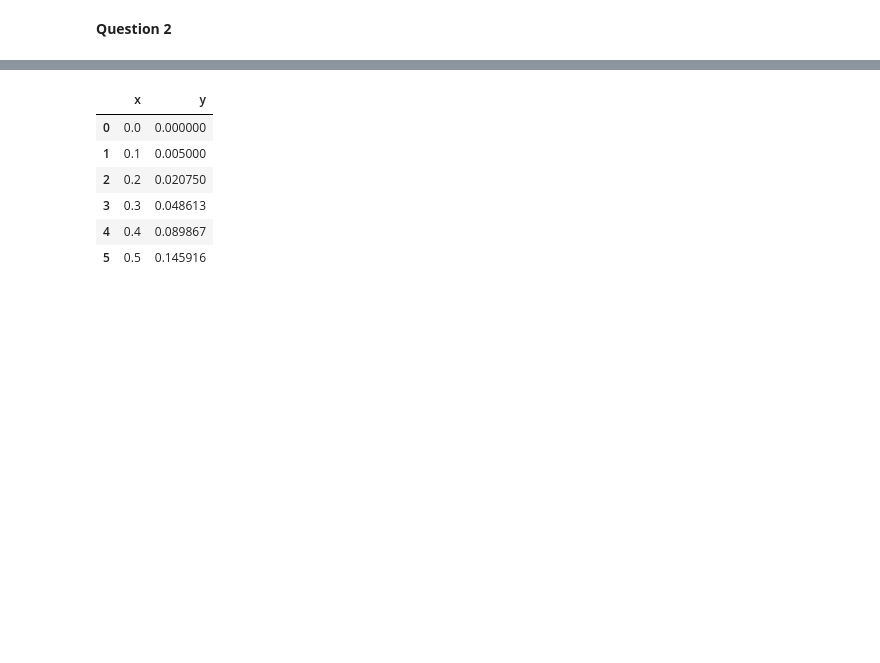
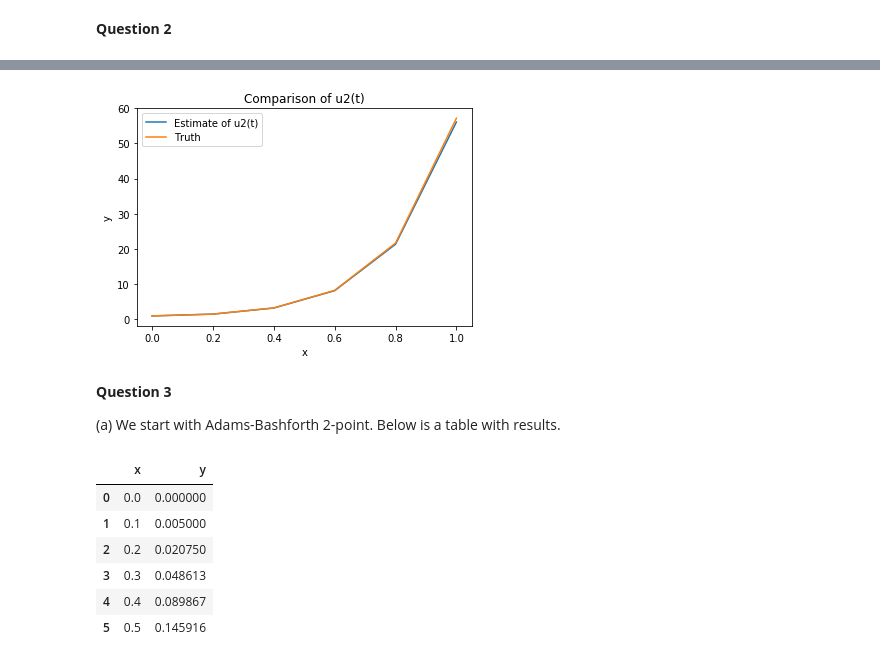
Before and after one commit to cdelannoy/Numerics, a Jupyter notebook: APPM4650_Homework4.ipynb, the cells around one changed output, grey strips where cells are left out. Drawn from its saved outputs; the diff is of its cells as text; code cells hidden in the pictures; blank space fills up the shorter version.

```diff
--- a/APPM4650_Homework4.ipynb
+++ b/APPM4650_Homework4.ipynb
@@ -133,3 +145,19 @@ __Question 3__
+# %%
+plt.plot(x, rk4_df.y2_est, label = "Estimate of u2(t)")
+plt.plot(x, rk4_df.y2_true, label = "Truth")
+
+plt.legend(loc='upper left')
+
+plt.xlabel("x")
+plt.ylabel("y")
+plt.title('Comparison of u2(t)')
+plt.show()
+# %% [output]
+[figure, added]
+# %% [markdown]
+__Question 3__
+
+(a) We start with Adams-Bashforth 2-point. Below is a table with results.
 # %%
 def ab2(funs, x0, y0, x1, y1, N, h):
     "This is Adams-Bashforth 2-point method"
```
Also changed, not shown: parts of 19 cells of this notebook.
